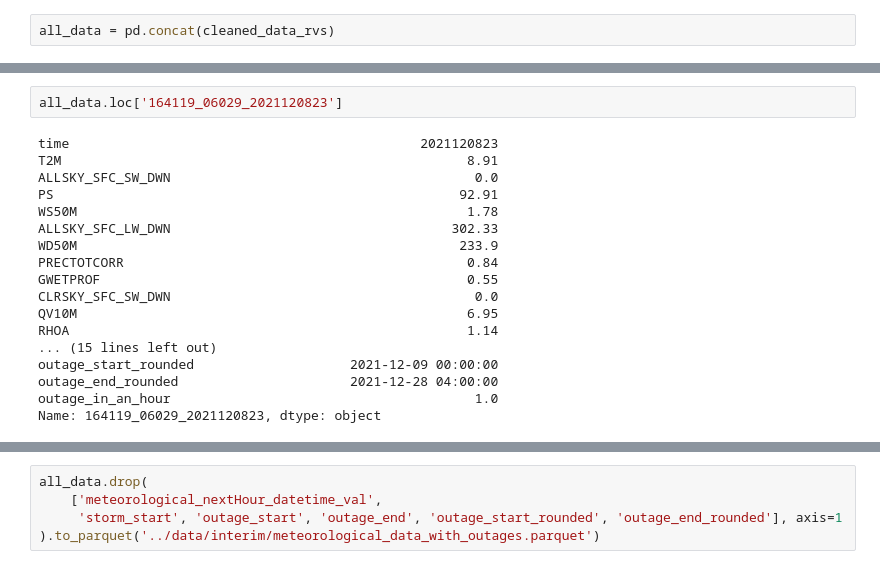
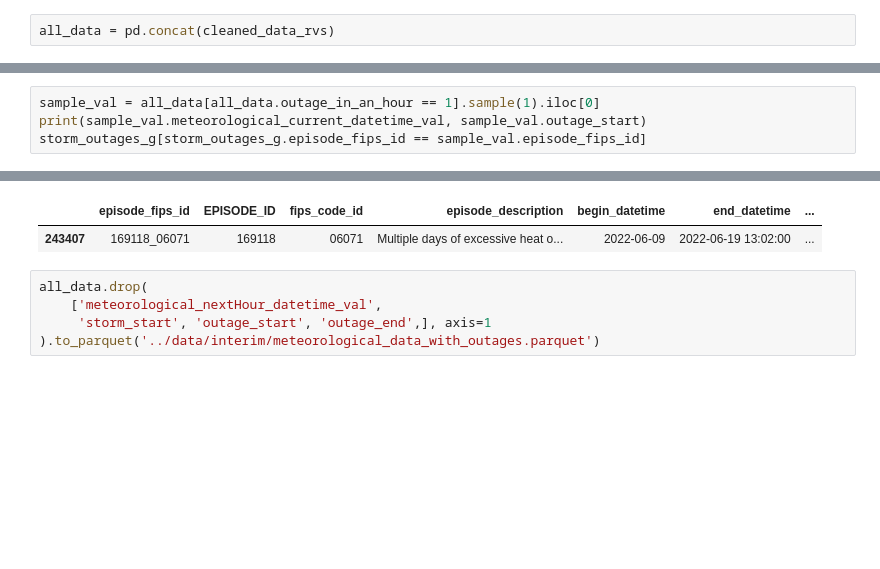
Before and after one commit to dhdzmota/dynamic-rythms, a Jupyter notebook: notebooks/dhm-08-json-read.ipynb, the cells around one changed output, grey strips where cells are left out. Drawn from its saved outputs; the diff is of its cells as text; blank space fills up the shorter version.

```diff
--- a/notebooks/dhm-08-json-read.ipynb
+++ b/notebooks/dhm-08-json-read.ipynb
@@ -169,20 +180,5 @@ all_data
-# %%
-all_data.loc['164119_06029_2021120823']
-# %% [output]
-time                                             2021120823
-T2M                                                    8.91
-ALLSKY_SFC_SW_DWN                                       0.0
-PS                                                    92.91
-WS50M                                                  1.78
-ALLSKY_SFC_LW_DWN                                    302.33
-WD50M                                                 233.9
-PRECTOTCORR                                            0.84
-GWETPROF                                               0.55
-CLRSKY_SFC_SW_DWN                                       0.0
-QV10M                                                  6.95
-RHOA                                                   1.14
-... (15 lines left out)
-outage_start_rounded                    2021-12-09 00:00:00
-outage_end_rounded                      2021-12-28 04:00:00
-outage_in_an_hour                                       1.0
-Name: 164119_06029_2021120823, dtype: object
+# %%
+sample_val = all_data[all_data.outage_in_an_hour == 1].sample(1).iloc[0]
+print(sample_val.meteorological_current_datetime_val, sample_val.outage_start)
+storm_outages_g[storm_outages_g.episode_fips_id == sample_val.episode_fips_id]
+# %% [output]
@@ -189,5 +186,7 @@ Name: 164119_06029_2021120823, dtype: object
+|  | episode_fips_id | EPISODE_ID | fips_code_id | episode_description | begin_datetime | end_datetime | ... |
+| 243407 | 169118_06071 | 169118 | 06071 | Multiple days of excessive heat o... | 2022-06-09 | 2022-06-19 13:02:00 | ... |
 # %%
 all_data.drop(
     ['meteorological_nextHour_datetime_val',
-     'storm_start', 'outage_start', 'outage_end', 'outage_start_rounded', 'outage_end_rounded'], axis=1
+     'storm_start', 'outage_start', 'outage_end',], axis=1
 ).to_parquet('../data/interim/meteorological_data_with_outages.parquet')
```
Also changed, not shown: parts of 6 cells of this notebook, 1 other file.
